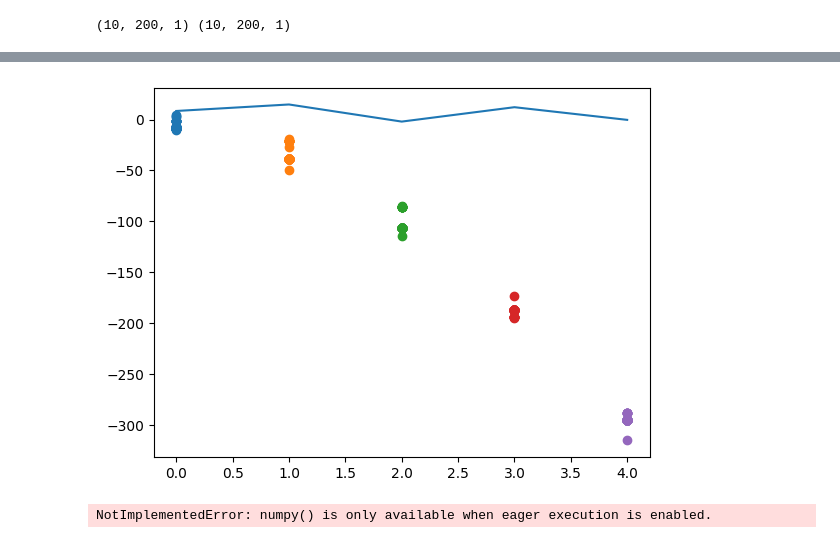
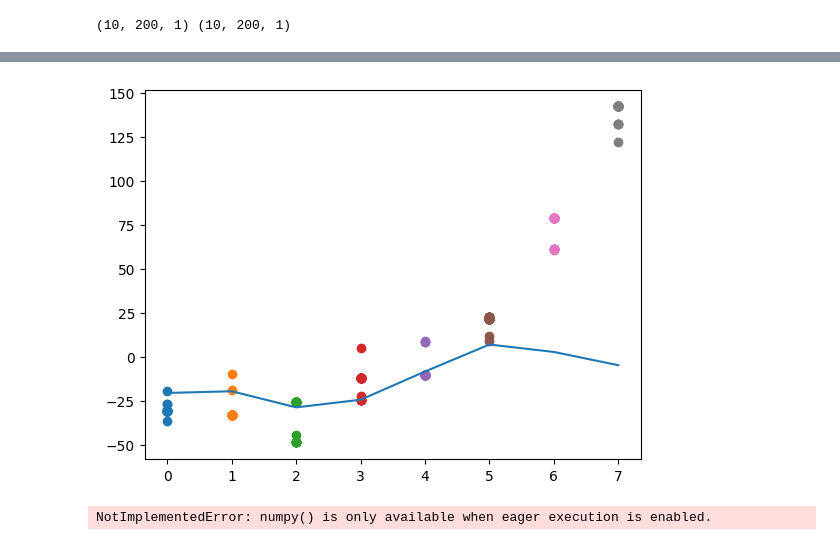
Before and after one commit to michaelsprintson/pfnet, a Jupyter notebook: rnn.ipynb, the cells around one changed output, grey strips where cells are left out. Cells and saved outputs as stored; diff of their text form; code cells hidden in the pictures.

Commit message:
fixed variable particle number, v/a initializer, dealing with embedding +1 error

```diff
--- a/rnn.ipynb
+++ b/rnn.ipynb
@@ -80,7 +87,7 @@ for i in range(0,batch_num):
 fv = np.log(1.0/float(params['num_particles']))
 particle_weights_inits = np.full(shape=particle_states_inits.shape[:-1], fill_value=fv)
 # %%
-lag_len = 20
+lag_len = 5
 last_window_points = np.array([x_data[i-lag_len:i] if i>=lag_len else np.concatenate((np.zeros(lag_len-i),x_data[:i])) for i in range(0,len(x_data))]).reshape(batch_num, n_windows, -1)
 # %%
 from cust_rnn import PFNET
@@ -88,0 +94,4 @@ fl = [X_batches, particle_states_inits, particle_weights_inits, last_window_poin
+# %%
+batches_to_include = 1
+points_to_include = 15
+fl = [X_batches[:batches_to_include,:points_to_include], particle_states_inits[:batches_to_include], particle_weights_inits[:batches_to_include], last_window_points[:batches_to_include,:points_to_include], y_batches[:batches_to_include, :points_to_include]]
@@ -89,2 +102,2 @@ fl = [X_batches, particle_states_inits, particle_weights_inits, last_window_poin
 # %%
-train_brain = PFNET(params, [particle_states_inits.shape, X_test.shape, (10,200,20)], y_test.shape, True)
+train_brain = PFNET(params, [fl[1].shape, fl[0].shape, fl[3].shape], fl[4].shape, True)
@@ -91,12 +110,16 @@ train_brain = PFNET(params, [particle_states_inits.shape, X_test.shape, (10,200,
 # %%
 init_op = tf.group(tf.compat.v1.global_variables_initializer(), tf.compat.v1.local_variables_initializer())
+iteration = 150
 with tf.compat.v1.Session() as sess:
     sess.run(init_op)
+    print("done with run init") #11
     # obs_in, init_particle_states, init_particle_weights, prev_window, true_pos
 
     fd = {i:fl[idx] for idx, i in enumerate(train_brain.inputs)}
-    # for iters in range(iteration):
-    _, loss, _, o= sess.run([train_brain.train_op, train_brain.train_loss_op,
+    print("done with fd") #0
+    for iters in range(iteration):
+        _, loss, _, o= sess.run([train_brain.train_op, train_brain.train_loss_op,
                                                train_brain.update_state_op, train_brain.print_state_op], feed_dict=fd)
-    print(loss)
+        print(loss)
+    print("done with op") #4
 # %% [output]
@@ -106,9 +182,11 @@ states_over_time = o[0][:,:,0]
 # %%
-plt.plot(X_batches[0][:5])
-for idx, s in enumerate(states_over_time[:5]):
+points_to_plot = 8
+states_over_time = o[0][0][:,:,0]
+plt.plot(X_batches[0][:points_to_plot])
+for idx, s in enumerate(states_over_time[:points_to_plot]):
     plt.scatter([idx] * len(s), s)
 # %% [output]
-[figure, old version]
+[figure, new version]
 # %%
 train_brain.hidden_states[0].numpy()
 # %% [output]
```
Also changed, not shown: parts of 14 cells of this notebook, 1 other file.
